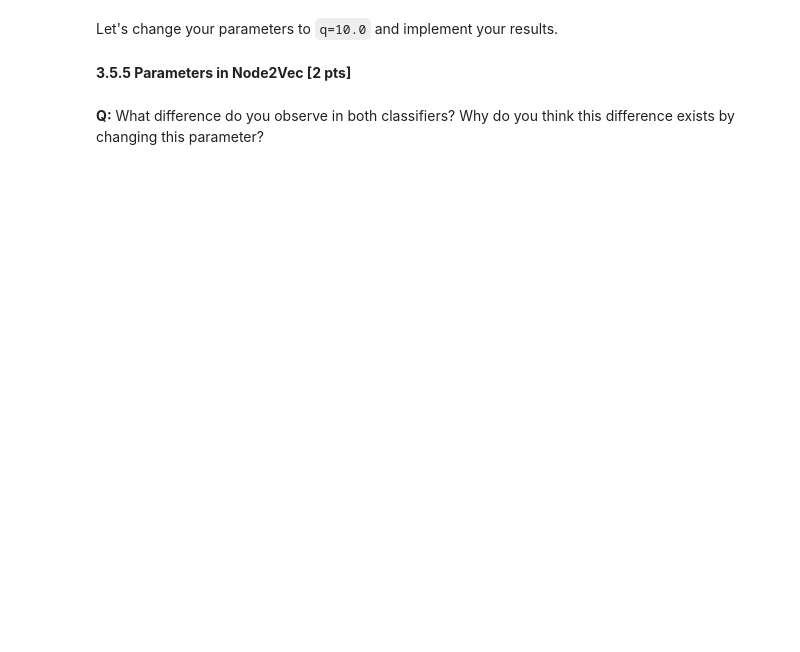
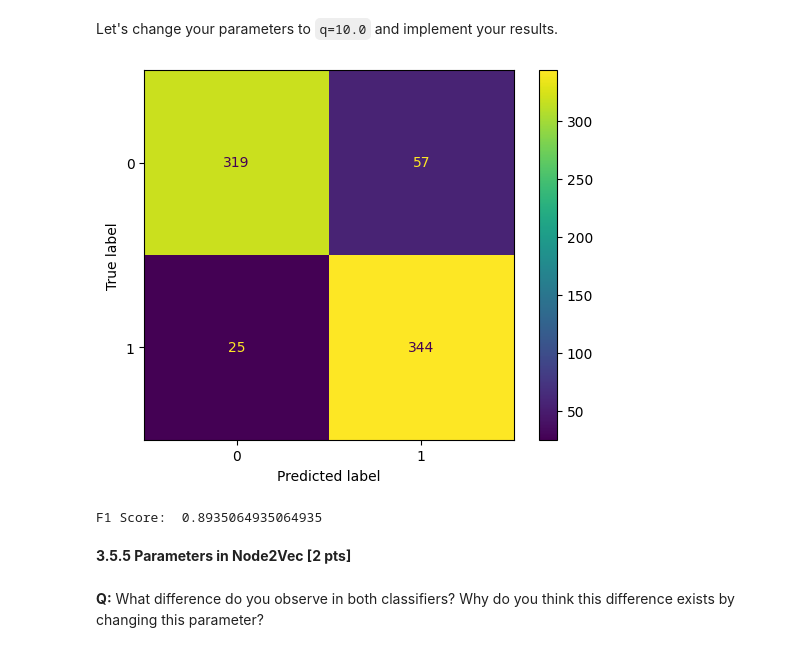
Before and after one commit to kaedejohnson/networkml_epfl_ee452, a Jupyter notebook: nml24_assignment1.ipynb, the cells around one changed output. Saved outputs shown, nothing was run; the diff lists cells and outputs as text; code cells hidden in the pictures; blank space fills up the shorter version.

```diff
--- a/nml24_assignment1.ipynb
+++ b/nml24_assignment1.ipynb
@@ -1220,8 +1257,15 @@ Let's change your parameters to `q=10.0` and implement your results.
 # %%
 # Implement Node2Vec by changing:
 # q=10.0
 # Your solution here ###########################################################
+
+embeddings_qhigh = Node2Vec_node_feature_extraction(G, num_features=3, p=1, q=10)
+cm, f1 = classifier(embeddings_qhigh, targets_node, labels, verbose=True)
+
 #^^^^^^^^^^^^^^^^^^^^^^^^^^^^^^^^^^^^^^^^^^^^^^^^^^^^^^^^^^^^^^^^^^^^^^^^^^^^^^^
+# %% [output]
+[figure, added]
+F1 Score:  0.8935064935064935
 # %% [markdown]
 **3.5.5  Parameters in Node2Vec [2 pts]**
 # %% [markdown]
```
Also changed, not shown: parts of 24 cells of this notebook.
